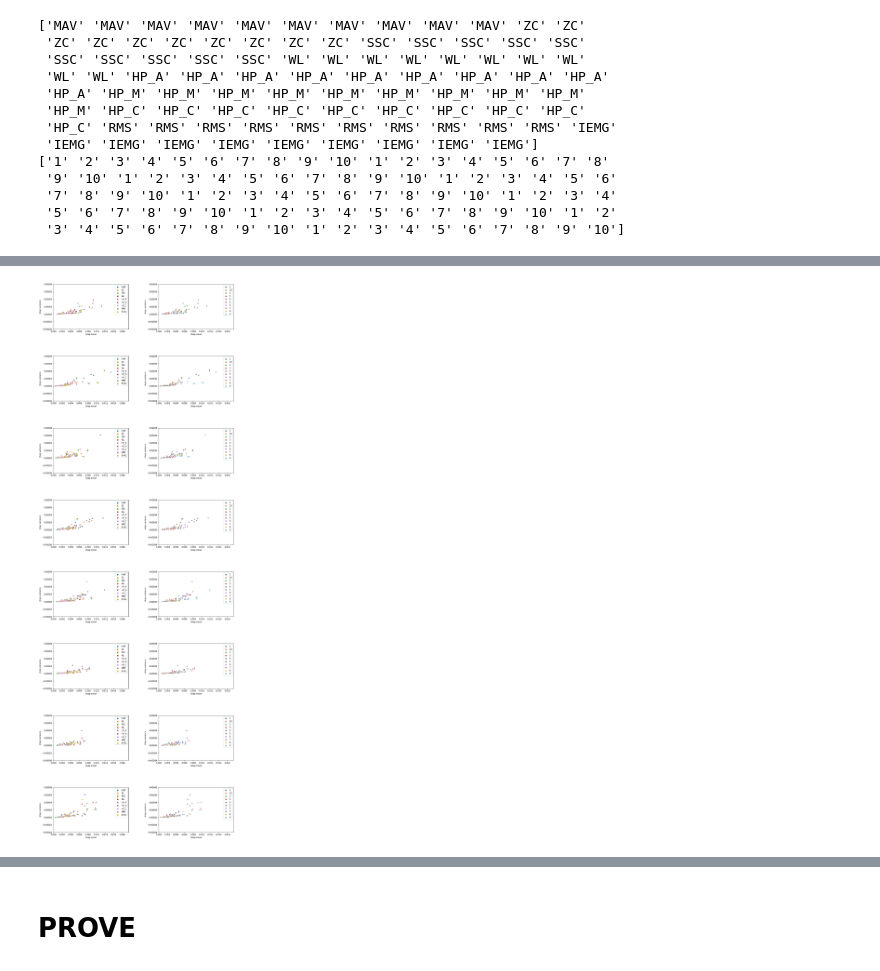
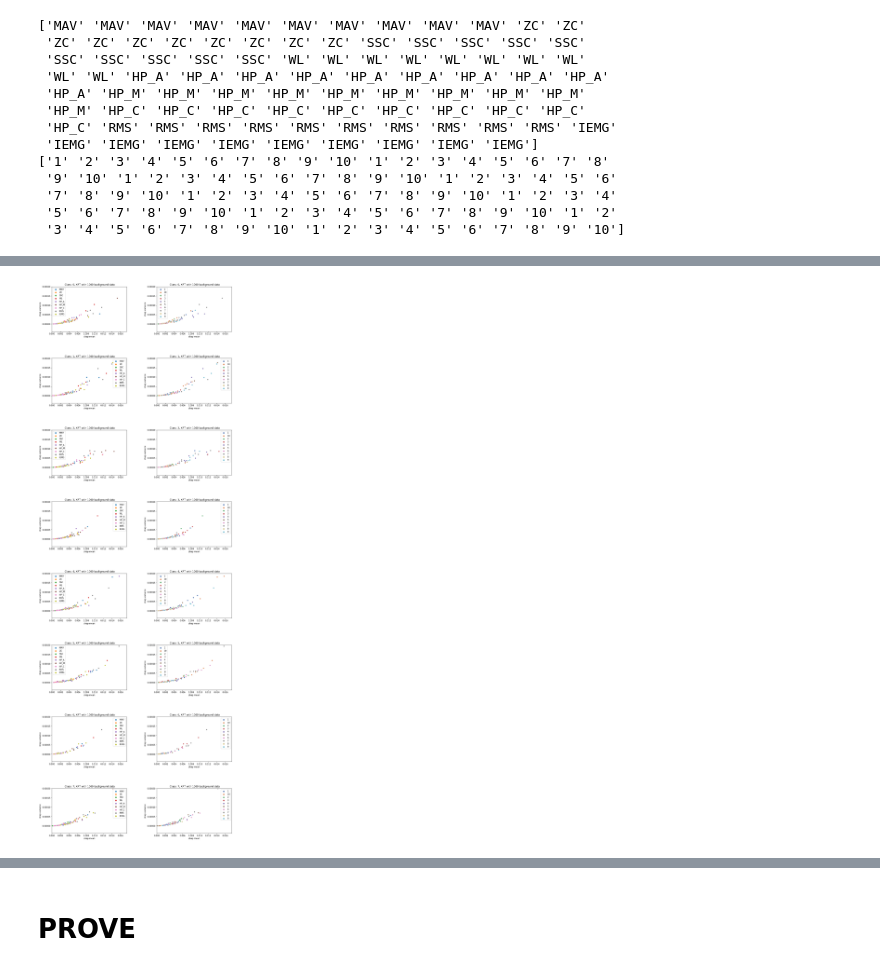
Before and after one commit to noemi-gozzi/Thesis-XAI, a Jupyter notebook: src/visualization/SHAP visualization.ipynb, the cells around one changed output, grey strips where cells are left out. Cells and saved outputs as stored; diff of their text form; code cells hidden in the pictures.

Commit message:
shap parallel with tree shap and visualization with XRT and LDA

```diff
--- a/src/visualization/SHAP visualization.ipynb
+++ b/src/visualization/SHAP visualization.ipynb
@@ -10,3 +12,4 @@ import pandas as pd
 from utils.load_data import load_dataset
 import shap
 import seaborn as sns
+root_path="C://Users//noemi//Desktop//university//university//tesi/Thesis-XAI/"
@@ -124,0 +184,13 @@ print(channel)
+# %%
+num_pat=11
+shap_extratrees_bg=[]
+
+for patient in range(num_pat):
+    file_path = root_path+'resources/SHAP/SHAP_EXTRA/shap_XRT_patient_{}_background_data.pkl'.format(patient)
+    with open(file_path, 'rb') as f:
+        shap_values = pickle.load(f)
+    print(len(shap_values))
+    print(shap_values[0].head())
+    print(shap_values[0].shape)
+
+    shap_extratrees_bg.append(shap_values)
@@ -124,0 +215,18 @@ print(channel)
+# %%
+shap_mean_bg=pd.DataFrame(columns=shap_values[0].columns.values)
+shap_variance_bg=pd.DataFrame(columns=shap_values[0].columns.values)
+for i in range(8):
+    shap_tmp=pd.DataFrame(columns=shap_values[0].columns.values)
+
+    for pat in range(num_pat):
+        shap_tmp=pd.concat([shap_tmp, shap_extratrees_bg[pat][i].abs()], axis=0)
+
+    shap_mean_bg.loc[i]=shap_tmp.mean(axis=0)
+    shap_variance_bg.loc[i]=shap_tmp.var(axis=0)
+    #shap_mean=pd.DataFrame(columns=shap_values[0].columns.values)
+        #tmp=shap_values[i].abs()
+        #shap_mean.loc[i]=tmp.mean(axis=0)
+        #shap_variance.loc[i]=tmp.var(axis=0)
+    #shap_means.append((shap_mean))
+    #shap_variances.append(shap_variance)
+shap_mean_bg
@@ -125,17 +244,19 @@ print(channel)
 # %%
 heigth=8;
 width=2;
 f, axes = plt.subplots(heigth, width,figsize=(16, 50))
 f.subplots_adjust(hspace=0.6, wspace=0.4)
 for i in range(8):
-    sns.scatterplot(x=mean_shap.iloc[i], y=((var_shap.iloc[i])), hue=feature, legend="full", ax=axes[i,0])
-    axes[i,0].set(ylim=(-0.00004, 0.00008))
+    sns.scatterplot(x=shap_mean_bg.iloc[i], y=((shap_variance_bg.iloc[i])), hue=feature, legend="full", ax=axes[i,0])
+    axes[i,0].set(ylim=(-0.00004, 0.0002))
     axes[i,0].set(xlim=(0,0.0175))
     axes[i,0].set(xlabel='shap mean', ylabel='shap variance')
+    axes[i,0].set(title=" Class: {}, XRT with 1000 background data".format(i))
 
-    sns.scatterplot(x=mean_shap.iloc[i], y=((var_shap.iloc[i])), hue=channel, legend="full", ax=axes[i,1], palette="deep")
-    axes[i,1].set(ylim=(-0.00004, 0.00008))
+    sns.scatterplot(x=shap_mean_bg.iloc[i], y=((shap_variance_bg.iloc[i])), hue=channel, legend="full", ax=axes[i,1], palette="deep")
+    axes[i,1].set(ylim=(-0.00004, 0.0002))
     axes[i,1].set(xlim=(0,0.0175))
     axes[i,1].set(xlabel='shap mean', ylabel='shap variance')
+    axes[i,1].set(title=" Class: {}, XRT with 1000 background data".format(i))
 # %% [output]
-[figure, old version]
+[figure, new version]
```
Also changed, not shown: parts of 25 cells of this notebook, 1 other file.
